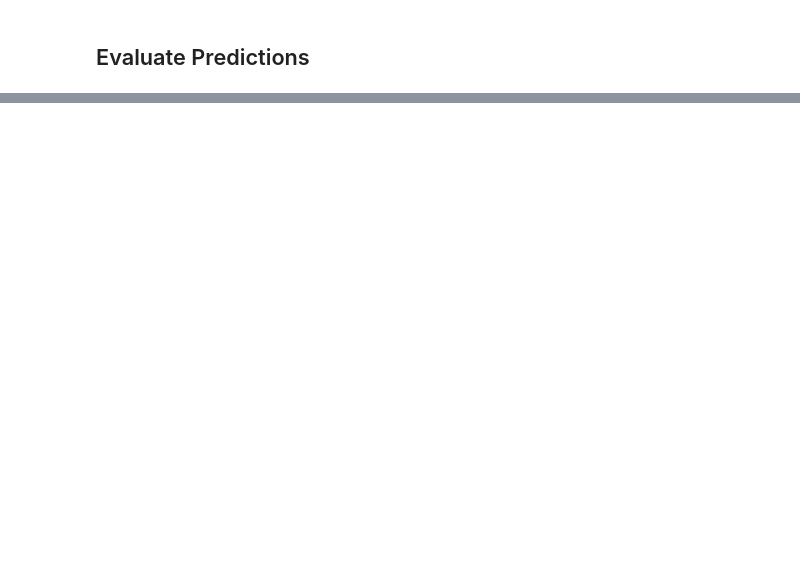
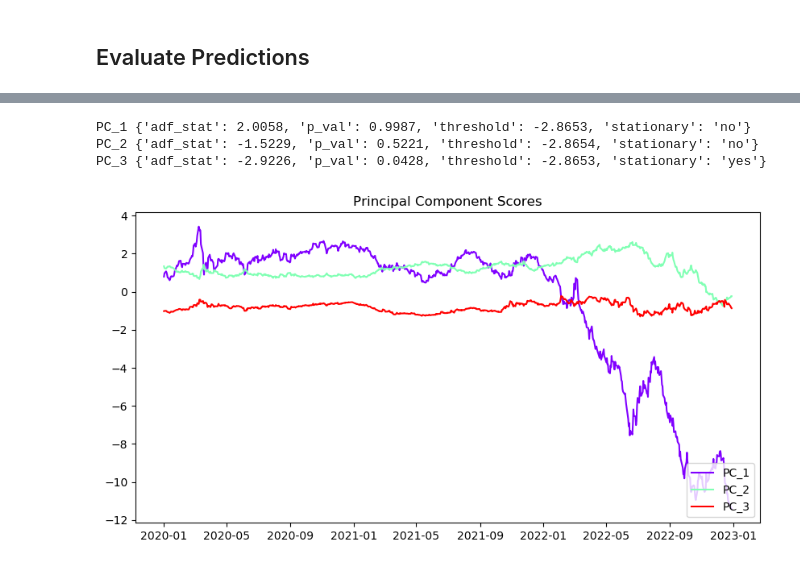
Before and after one commit to bernhard-pfann/pca-yield-curve-analytics, a Jupyter notebook: notebooks/evaluate-predictions.ipynb, the cells around one changed output, grey strips where cells are left out. Drawn from its saved outputs; the diff is of its cells as text; code cells hidden in the pictures; blank space fills up the shorter version.

```diff
--- a/notebooks/evaluate-predictions.ipynb
+++ b/notebooks/evaluate-predictions.ipynb
@@ -13,10 +19,9 @@ from src.autoregressive import AR
 # %%
-pca = joblib.load("../assets/pca.joblib")
-pca.__dict__.keys()
+pca_full = joblib.load("../assets/pca_full.joblib")
+pca_full.__dict__.keys()
 
-eig_vectors   = pca.eig_vectors.iloc[:, :pca.k]
-eig_values    = pca.eig_values
-eig_scores    = pca.eig_scores.iloc[:, :pca.k]
-pca_rates     = pca.backtrans_rates
-pca_rates_oos = pca.backtrans_rates_oos
-components    = pca.components[:pca.k]
+eig_vectors   = pca_full.eig_vectors.iloc[:, :pca_full.k]
+eig_values    = pca_full.eig_values
+eig_scores    = pca_full.eig_scores.iloc[:, :pca_full.k]
+pca_rates     = pca_full.backtrans_rates
+components    = pca_full.components[:pca_full.k]
@@ -22,0 +35,19 @@ components    = pca.components[:pca.k]
+# %%
+for i in eig_vectors.columns:
+    print(i, adf_test(df=eig_scores, col=i, alpha=0.05))
+# %% [output]
+PC_1 {'adf_stat': 2.0058, 'p_val': 0.9987, 'threshold': -2.8653, 'stationary': 'no'}
+PC_2 {'adf_stat': -1.5229, 'p_val': 0.5221, 'threshold': -2.8654, 'stationary': 'no'}
+PC_3 {'adf_stat': -2.9226, 'p_val': 0.0428, 'threshold': -2.8653, 'stationary': 'yes'}
+# %%
+fig, ax = plt.subplots(figsize=(10,5))
+colors = rainbow(eig_scores.columns)
+
+for i in components:
+    plt.plot(eig_scores[i], c = colors[i], label = i)
+
+ax.set_title ("Principal Component Scores")
+ax.legend(loc = "lower right")
+plt.show()
+# %% [output]
+[figure, added]
```
Also changed, not shown: parts of 14 cells of this notebook, 2 other files.
